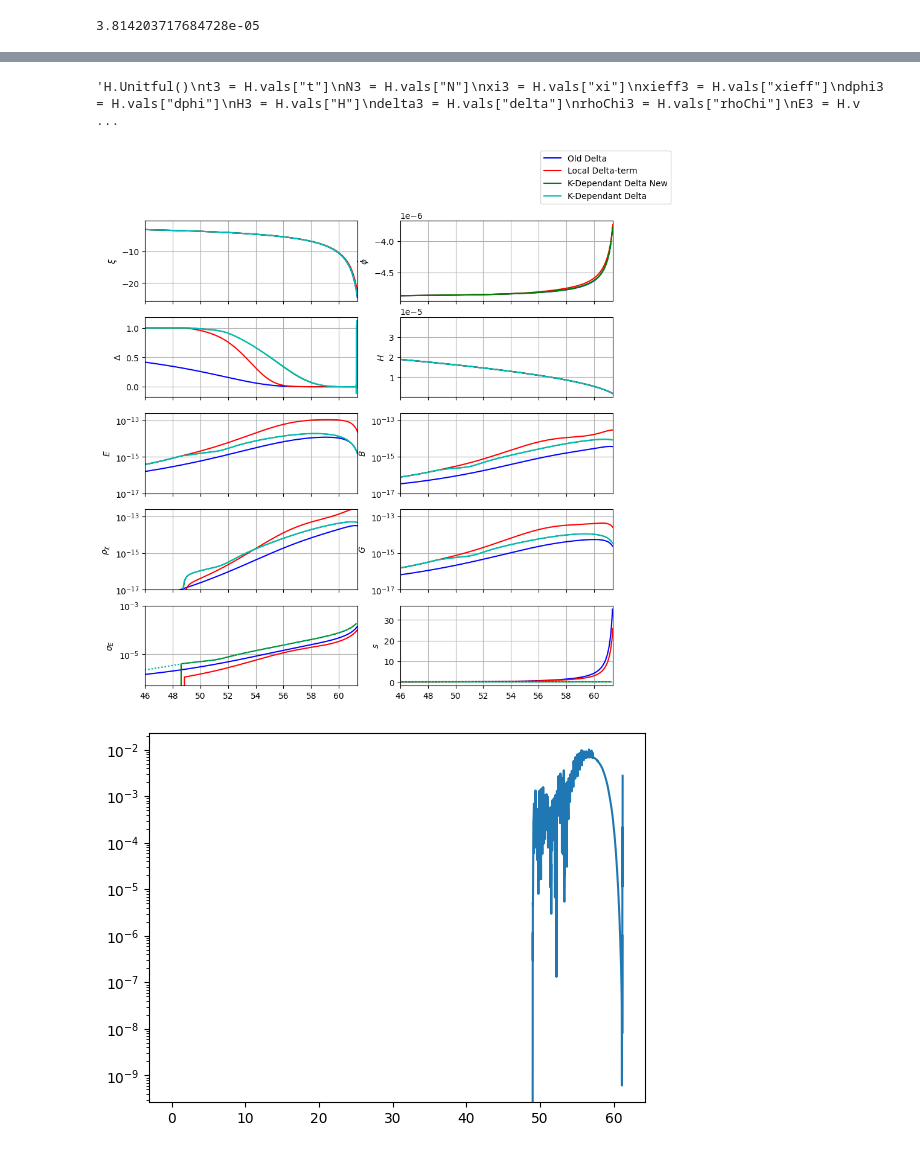
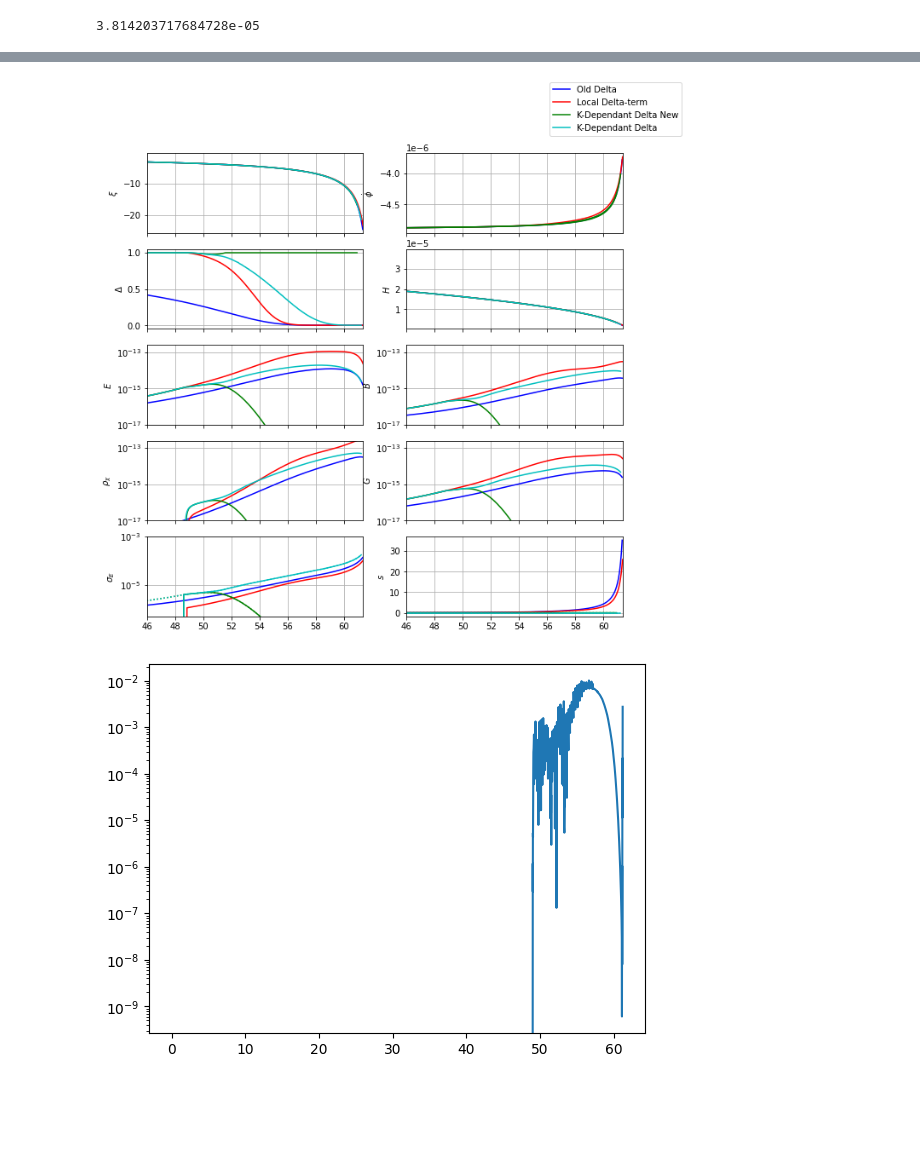
Before and after one commit to richard-von-eckardstein/GEFF, a Jupyter notebook: GEFTestGround.ipynb, the cells around one changed output, grey strips where cells are left out. Cells and saved outputs as stored; diff of their text form; code cells hidden in the pictures; blank space fills up the shorter version.

```diff
--- a/GEFTestGround.ipynb
+++ b/GEFTestGround.ipynb
@@ -125,3 +109,5 @@ khO = H.vals["khO"]
 kS = H.vals["kS"]
 sk = H.vals["skh"]
 sEk = H.vals["sigmaEkh"]
+# %%
+I = GEF2(alpha, beta, Mpl, ini, M, ntr, SE, AltDamp=2, approx=True)
@@ -128,5 +123,5 @@ sEk = H.vals["sigmaEkh"]
 # %%
-file = "Out/GEF_Beta25.0_SE-1.0_KDep_v3.dat"
+"""file = "Out/GEF_Beta25.0_SE-1.0_KDep_v3.dat"
 input_df = pd.read_table(file, sep=",")
 data = dict(zip(input_df.columns[1:],input_df.values[1:,1:].T))
 omega = F.H0
@@ -142,24 +137,24 @@ B3 = data["B"]*omega**4
 G3 = data["G"]*omega**4
 sE3 = data["sigmaE"]*omega
 s3 = data["s"]
-"""H.Unitful()
-t3 = H.vals["t"]
-N3 = H.vals["N"]
-xi3 = H.vals["xi"]
-xieff3 = H.vals["xieff"]
-dphi3 = H.vals["dphi"]
-H3 = H.vals["H"]
-delta3 = H.vals["delta"]
-rhoChi3 = H.vals["rhoChi"]
-E3 = H.vals["E"]
-B3 = H.vals["B"]
-G3 = H.vals["G"]
-sE3 = H.vals["sigmaE"]
-s3 = H.vals["s"]
-sk3 = H.vals["skh"]
-sEk3 = H.vals["sigmaEkh"]"""
+"""
+
+I.Unitful()
+t3 = I.vals["t"]
+N3 = I.vals["N"]
+xi3 = I.vals["xi"]
+xieff3 = I.vals["xieff"]
+dphi3 = I.vals["dphi"]
+H3 = I.vals["H"]
+delta3 = I.vals["delta"]
+rhoChi3 = I.vals["rhoChi"]
+E3 = I.vals["E"]
+B3 = I.vals["B"]
+G3 = I.vals["G"]
+sE3 = I.vals["sigmaE"]
+s3 = I.vals["s"]
+sk3 = I.vals["skh"]
+sEk3 = I.vals["sigmaEkh"]
-# %% [output]
-'H.Unitful()\nt3 = H.vals["t"]\nN3 = H.vals["N"]\nxi3 = H.vals["xi"]\nxieff3 = H.vals["xieff"]\ndphi3 = H.vals["dphi"]\nH3 = H.vals["H"]\ndelta3 = H.vals["delta"]\nrhoChi3 = H.vals["rhoChi"]\nE3 = H.v ...
 # %%
 fig, ax = plt.subplots(5,2, figsize=(10,10), sharex=True)
 
@@ -221,7 +216,7 @@ ax[4,0].plot(N4, sE4, "b-")
 ax[4,0].plot(N1, sE1, "r-")
 ax[4,0].plot(N2, sE2, "g:")
 ax[4,0].plot(N2, sEk, "g-")
-#ax[4,0].plot(N3, sEk3, "c-")
+ax[4,0].plot(N3, sEk3, "c-")
 ax[4,0].plot(N3, sE3, "c:")
 ax[4,0].set_ylabel(r"$\sigma_E$")
 ax[4,0].set_yscale("log")
@@ -230,35 +225,35 @@ ax[4,1].plot(N4, s4, "b-")
 ax[4,1].plot(N1, s1, "r-")
 ax[4,1].plot(N2, s2, "g:")
 ax[4,1].plot(N2, sk, "g-")
-#ax[4,1].plot(N3, sk3, "c-")
+ax[4,1].plot(N3, sk3, "c-")
 ax[4,1].plot(N3, s3, "c:")
 ax[4,1].set_ylabel(r"$s$")
 #ax[4,1].set_yscale("log")
 
 lines_labels = [ax[0,0].get_legend_handles_labels()]
 lines, labels = [sum(lol, []) for lol in zip(*lines_labels)]
 fig.legend(lines, labels)
 
 """ax[0,0].set_ylim(-0.5,10)
 ax[2,0].set_ylim(-4.5e-6,1e-6)
 ax[4,0].set_ylim(-20,20)
 ax[4,0].set_ylim(1e7, 2e18)"""
 
 #ax[0,1].set_ylim(1e13, 1e23)
 ax[2,0].set_ylim(1e-17, 2.5e-13)
 ax[2,1].set_ylim(1e-17, 2.5e-13)
 ax[3,0].set_ylim(1e-17, 2.5e-13)
 ax[3,1].set_ylim(1e-17, 2.5e-13)
 ax[4,0].set_ylim(5e-7, 1e-3)
 #ax[4,1].set_ylim(1e-6, 8e-3)
 
 for ax in fig.axes:
     ax.grid(True)
     ax.set_xlim(46., max([*N1, *N4]))
     #ax.set_xlim(48.5, 50.5)
 plt.show()
 # %% [output]
-[figure, old version]
+[figure, new version]
 # %%
 plt.plot(N2, abs(delta2-CubicSpline(N3, delta3)(N2)))
 plt.yscale("log")
```
Also changed, not shown: parts of 9 cells of this notebook, 1 other file.
